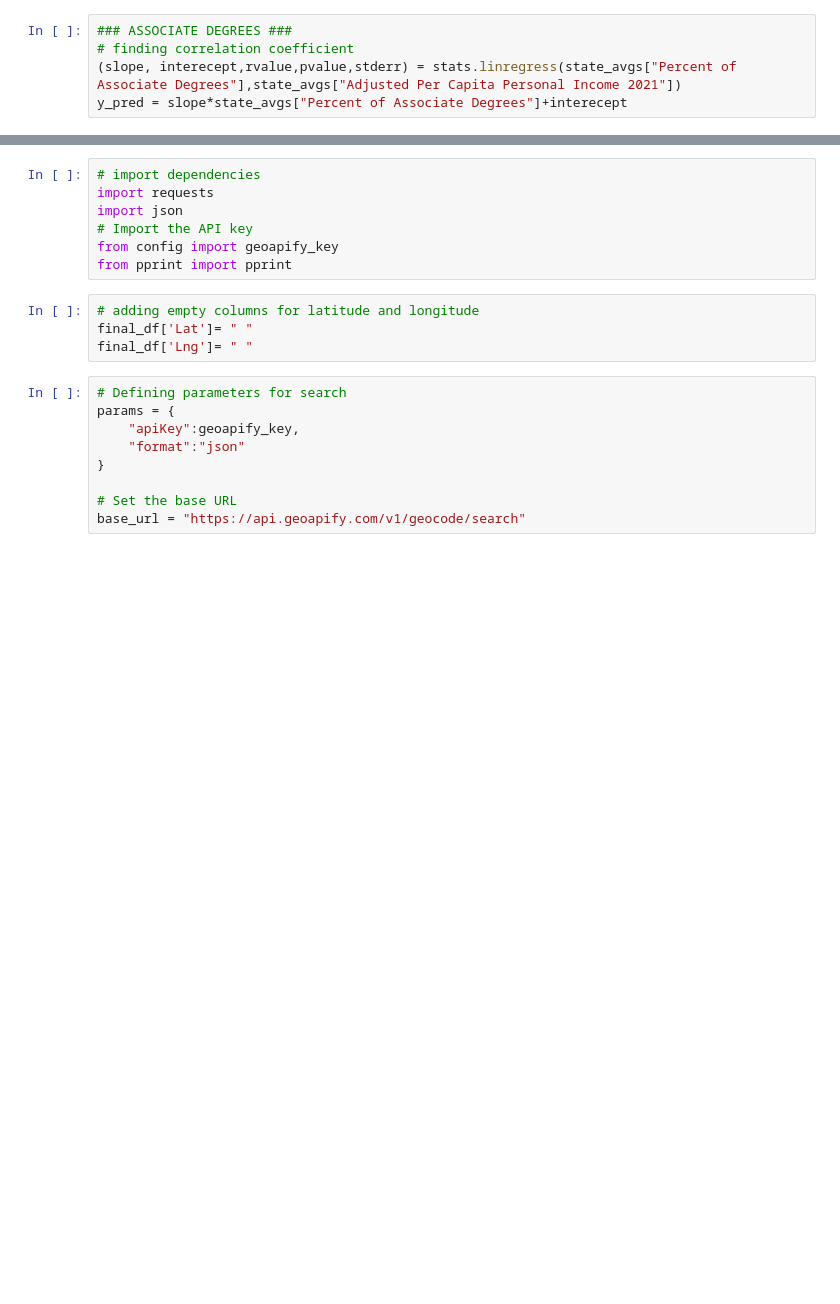
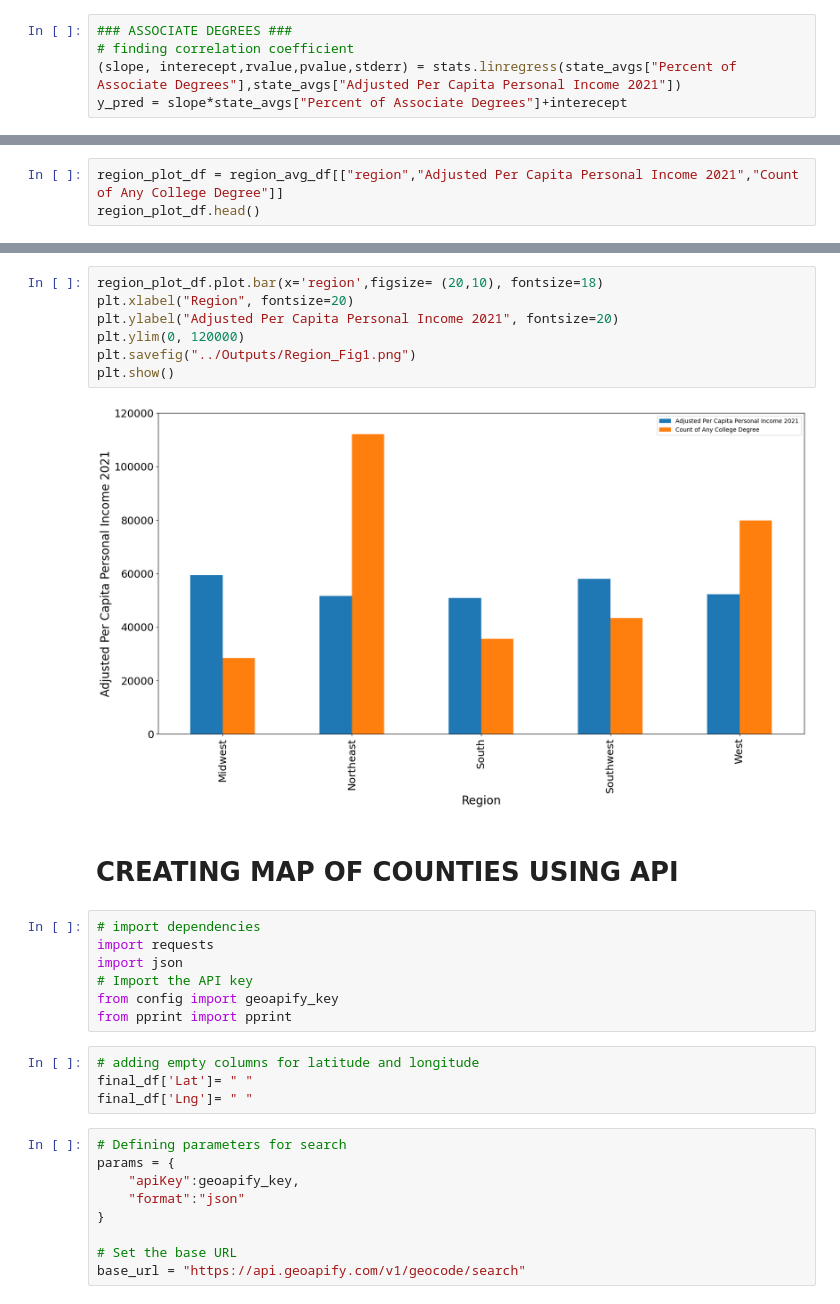
Before and after one commit to Amyebaker/Project1, a Jupyter notebook: Data_Analysis/Project1_Analysis.ipynb, the cells around one changed output, grey strips where cells are left out. Saved outputs shown, nothing was run; the diff lists cells and outputs as text; blank space fills up the shorter version.

```diff
--- a/Data_Analysis/Project1_Analysis.ipynb
+++ b/Data_Analysis/Project1_Analysis.ipynb
@@ -462,0 +397,3 @@ northeast_region_df.head()
+# %%
+region_plot_df = region_avg_df[["region","Adjusted Per Capita Personal Income 2021","Count of Any College Degree"]]
+region_plot_df.head()
@@ -463,3 +407,14 @@ northeast_region_df.head()
+# %%
+region_plot_df.plot.bar(x='region',figsize= (20,10), fontsize=18)
+plt.xlabel("Region", fontsize=20)
+plt.ylabel("Adjusted Per Capita Personal Income 2021", fontsize=20)
+plt.ylim(0, 120000)
+plt.savefig("../Outputs/Region_Fig1.png")
+plt.show()
+# %% [output]
+[figure, added]
+# %% [markdown]
+# CREATING MAP OF COUNTIES USING API
 # %%
 # import dependencies
 import requests
```
Also changed, not shown: parts of 28 cells of this notebook, 1 other file.
